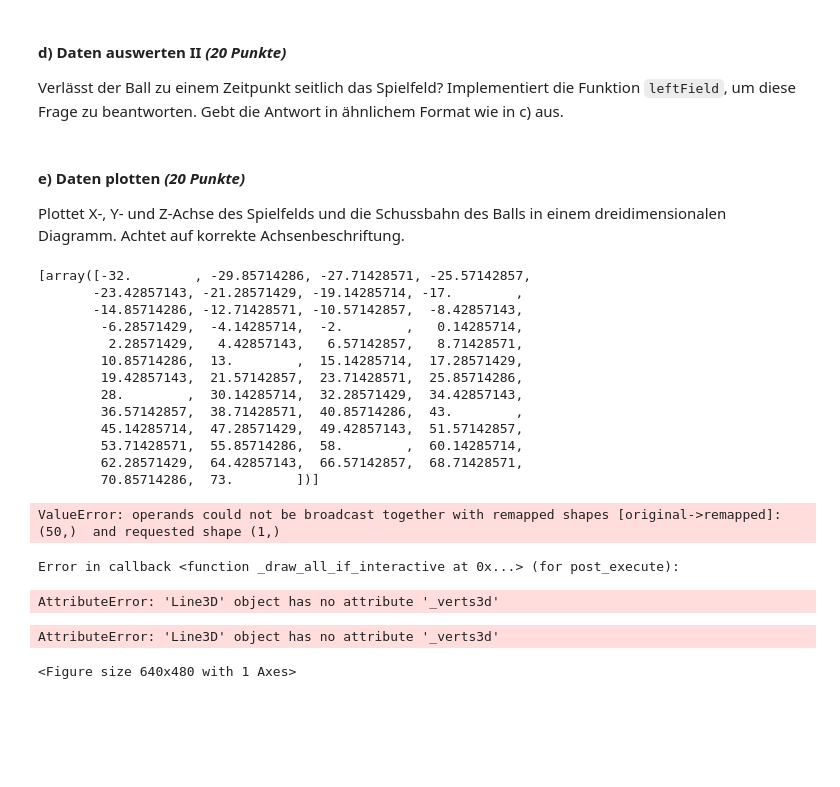
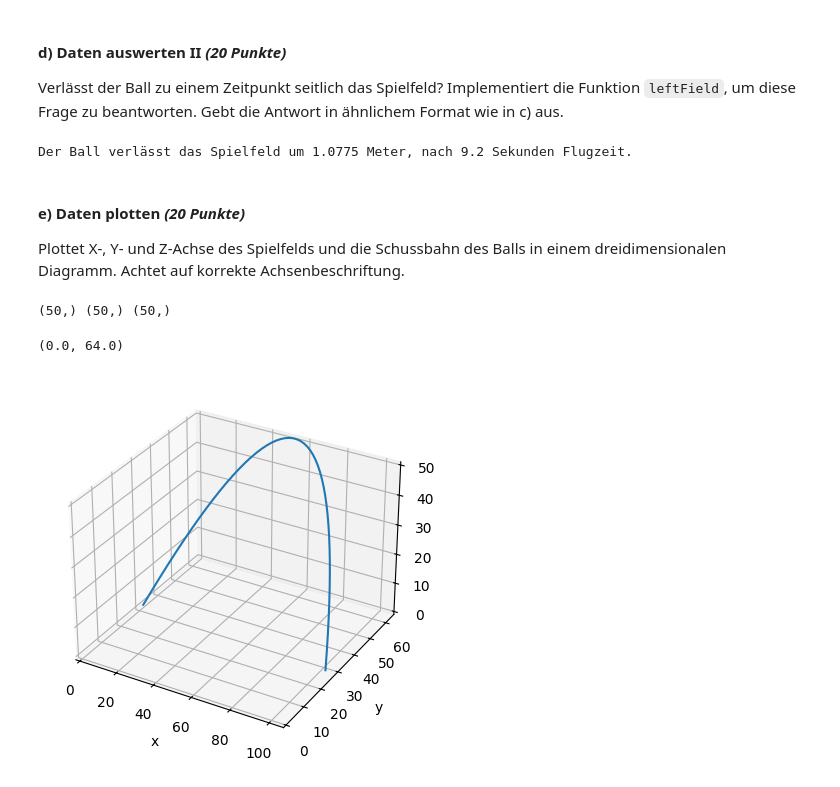
Before and after one commit to HennartCode/Einfuhrung-In-die-MedienInfo-HA-WS2324, a Jupyter notebook: Uebung3/Hausaufgabe3.ipynb, the cells around one changed output. Cells and saved outputs as stored; diff of their text form; code cells hidden in the pictures; blank space fills up the shorter version.

```diff
--- a/Uebung3/Hausaufgabe3.ipynb
+++ b/Uebung3/Hausaufgabe3.ipynb
@@ -28,7 +28,11 @@ Implementiert die vorgegebenen Funktionen ``x(t)``, ``y(t)`` und ``z(t)`` und be
 $$M = \begin{pmatrix}x_1 & y_1 & z_1 \\ \vdots & \vdots & \vdots \\ x_n & y_n & z_n\end{pmatrix}$$
 Dabei sind $x_1,\dots,x_n$ die Rückgabewerte von ``x(t)``, usw. Es liegen damit n Zeilen und 3 Spalten vor.
 # %%
-start = np.array([-32,0,0])
+# bei mir ist y die Breite des Spielfelds, bzw parrallel zur Torlinie
+# z ist die Höhe
+# und x die Länge
+
+start = np.array([0,32,0])
 def x(t):
     x = (t * 5.25)+start[0]
 
@@ -54,6 +58,6 @@ def f(t):
 Berechnet insgesamt 50 Positionen des Balls über einen Zeitraum von 20 Sekunden. Diese Samples sollen alle den gleichen zeitlichen Abstand zu einander haben. Speichert diese Positionen in einem numpy Array.
 Nutzt hierfür die Funktion aus a).
 # %%
-positions = [] # TODO
-print(f(50))
+positions = f(50)
+print(positions)
 # %% [output]
@@ -108,32 +106,31 @@ leftField(positions)
+# %%
+def leftField(positions):
+    if np.max(positions[:,1]) > 64:
+        print(f"Der Ball verlässt das Spielfeld um {round(abs(64 - np.max(positions[:,1])),4)} Meter, nach {round((np.argmax(positions[:,1])/50)*20,4)} Sekunden Flugzeit.")
+    else:
+        print("Der Ball verlässt das Spielfeld nicht")
+
+leftField(positions)
+# %% [output]
+Der Ball verlässt das Spielfeld um 1.0775 Meter, nach 9.2 Sekunden Flugzeit.
 # %% [markdown]
 #### e) Daten plotten *(20 Punkte)*
 Plottet X-, Y- und Z-Achse des Spielfelds und die Schussbahn des Balls in einem dreidimensionalen Diagramm. Achtet auf korrekte Achsenbeschriftung.
-# %%
-X = [np.squeeze(f(50)[:,0])]
-Y = [np.squeeze(f(50)[:,1])]
-Z = [np.squeeze(f(50)[:,2])]
-print(X)
-fig = plt.figure()
-ax = fig.add_subplot(projection='3d')
-
-ax.plot(X,Y,Z)
-plt.show()
-# %% [output]
-[array([-32.        , -29.85714286, -27.71428571, -25.57142857,
-       -23.42857143, -21.28571429, -19.14285714, -17.        ,
-       -14.85714286, -12.71428571, -10.57142857,  -8.42857143,
-        -6.28571429,  -4.14285714,  -2.        ,   0.14285714,
-         2.28571429,   4.42857143,   6.57142857,   8.71428571,
-        10.85714286,  13.        ,  15.14285714,  17.28571429,
-        19.42857143,  21.57142857,  23.71428571,  25.85714286,
-        28.        ,  30.14285714,  32.28571429,  34.42857143,
-        36.57142857,  38.71428571,  40.85714286,  43.        ,
-        45.14285714,  47.28571429,  49.42857143,  51.57142857,
-        53.71428571,  55.85714286,  58.        ,  60.14285714,
-        62.28571429,  64.42857143,  66.57142857,  68.71428571,
-        70.85714286,  73.        ])]
-ValueError: operands could not be broadcast together with remapped shapes [original->remapped]: (50,)  and requested shape (1,)
-Error in callback <function _draw_all_if_interactive at 0x...> (for post_execute):
-AttributeError: 'Line3D' object has no attribute '_verts3d'
-AttributeError: 'Line3D' object has no attribute '_verts3d'
-<Figure size 640x480 with 1 Axes>
+# %%
+x = np.squeeze(positions[:,0])
+y = np.squeeze(positions[:,1])
+z = np.squeeze(positions[:,2])
+print(x.shape, y.shape, z.shape)
+
+fig = plt.figure()
+ax = plt.axes(projection='3d')
+ax.plot3D(x,y,z)
+ax.set_xlabel("x")
+ax.set_ylabel("y")
+ax.set_zlabel("z")
+ax.set_xlim([0,105])
+ax.set_ylim([0,64])
+# %% [output]
+(50,) (50,) (50,)
+(0.0, 64.0)
+[figure, added]
```
Also changed, not shown: parts of 2 cells of this notebook.
